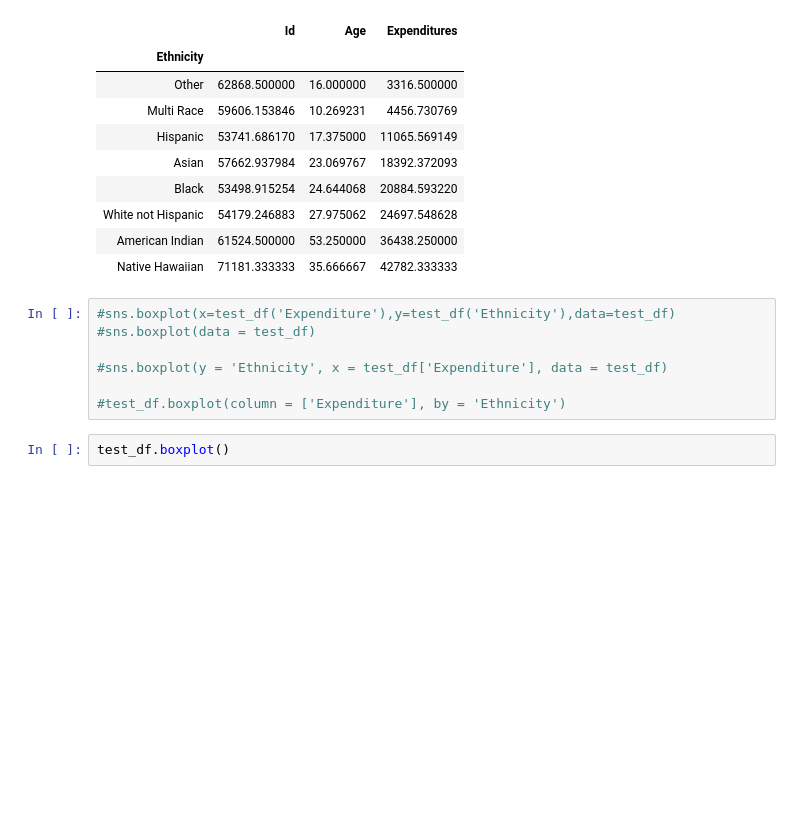
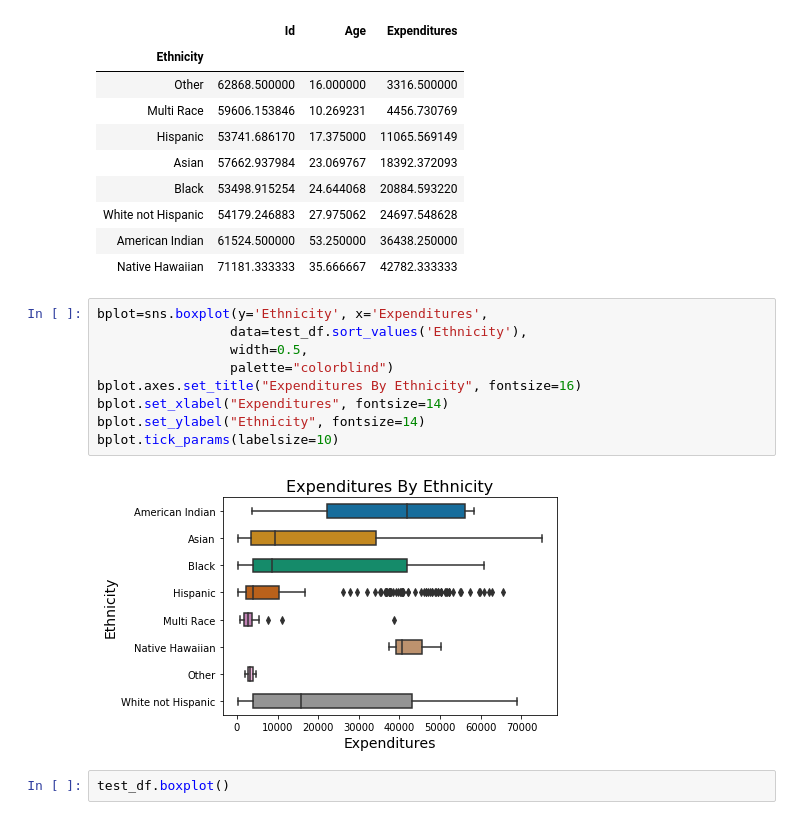
Before and after one commit to saicataram/SimpsonsParadox, a Jupyter notebook: Simpsons Paradox.ipynb, the cells around one changed output. Drawn from its saved outputs; the diff is of its cells as text; blank space fills up the shorter version.

Commit message:
Resolved boxplot issue

```diff
--- a/Simpsons Paradox.ipynb
+++ b/Simpsons Paradox.ipynb
@@ -39,13 +39,17 @@ test_df.groupby('Ethnicity').mean().sort_values('Expenditures')
 | White not Hispanic | 54179.246883 | 27.975062 | 24697.548628 |
 | American Indian | 61524.500000 | 53.250000 | 36438.250000 |
 | Native Hawaiian | 71181.333333 | 35.666667 | 42782.333333 |
-# %%
-#sns.boxplot(x=test_df('Expenditure'),y=test_df('Ethnicity'),data=test_df)
-#sns.boxplot(data = test_df)
-
-#sns.boxplot(y = 'Ethnicity', x = test_df['Expenditure'], data = test_df)
-
-#test_df.boxplot(column = ['Expenditure'], by = 'Ethnicity')
+# %%
+bplot=sns.boxplot(y='Ethnicity', x='Expenditures',
+                 data=test_df.sort_values('Ethnicity'),
+                 width=0.5,
+                 palette="colorblind")
+bplot.axes.set_title("Expenditures By Ethnicity", fontsize=16)
+bplot.set_xlabel("Expenditures", fontsize=14)
+bplot.set_ylabel("Ethnicity", fontsize=14)
+bplot.tick_params(labelsize=10)
+# %% [output]
+[figure, added]
 # %%
 test_df.boxplot()
 # %% [output]
```
